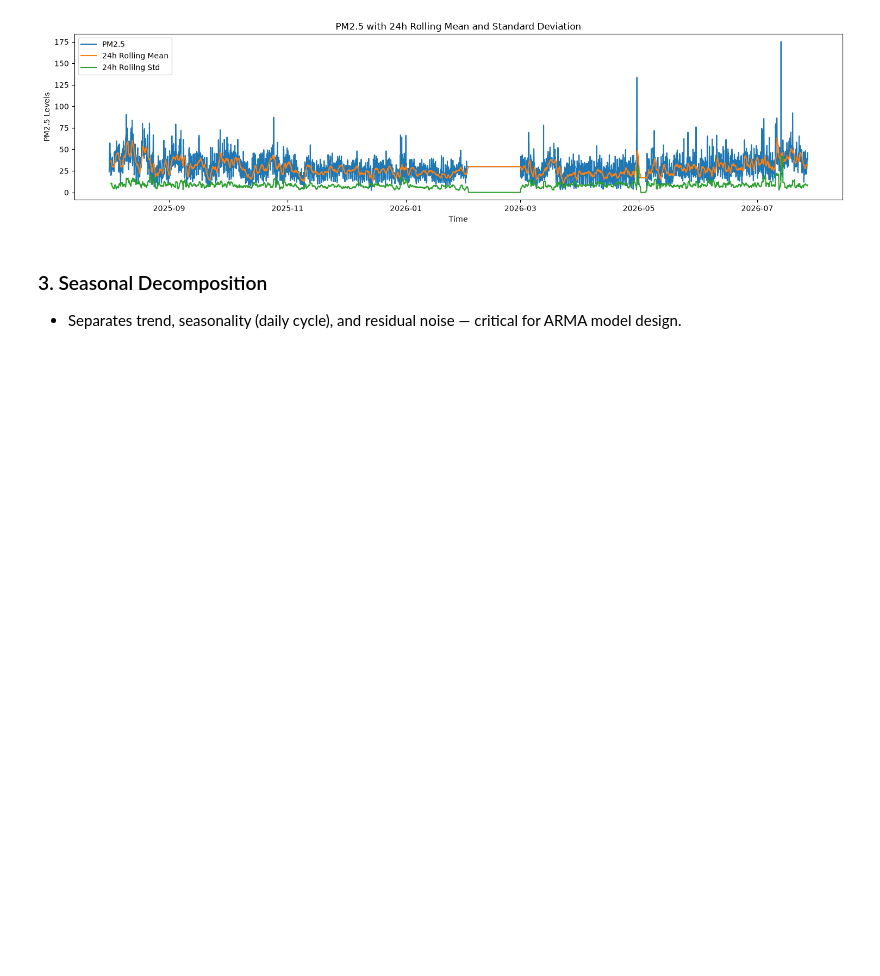
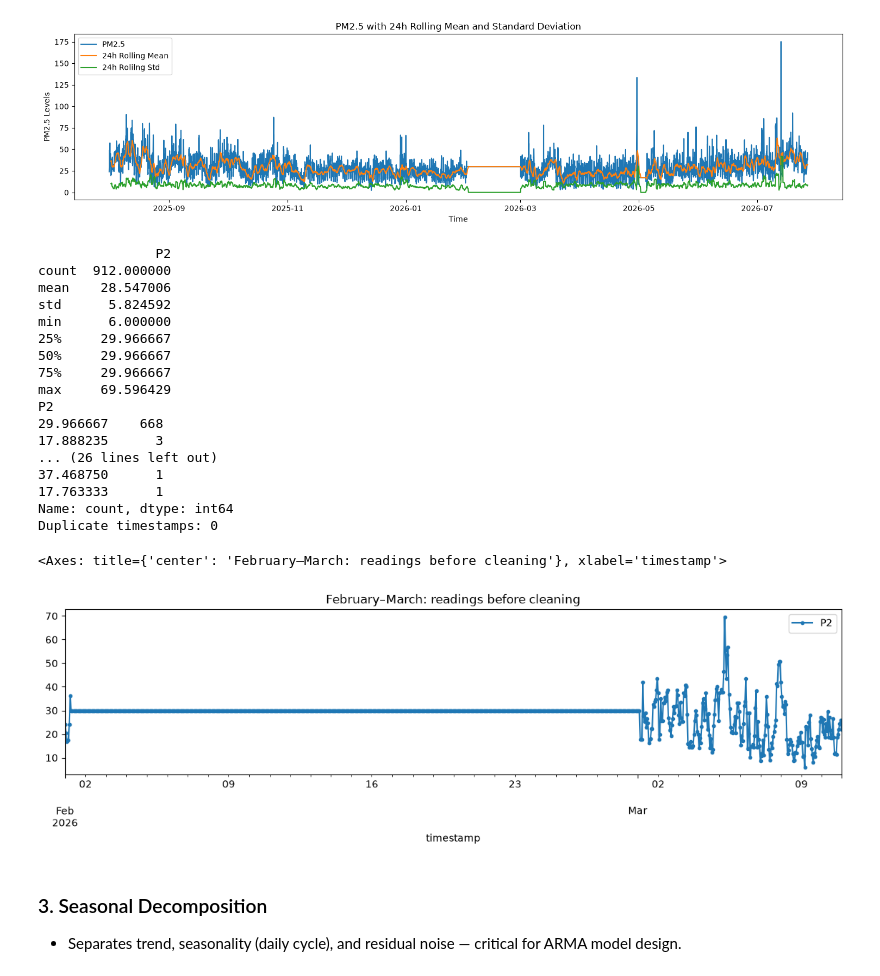
Before and after one commit to DominicNyabuto/Data-Science-Machine-Learning-Projects-, a Jupyter notebook: Project-3/notebook.ipynb, the cells around one changed output. Drawn from its saved outputs; the diff is of its cells as text; code cells hidden in the pictures; blank space fills up the shorter version.

```diff
--- a/Project-3/notebook.ipynb
+++ b/Project-3/notebook.ipynb
@@ -242,6 +242,37 @@ plt.tight_layout()
 plt.show()
 # %% [output]
 [figure]
+# %%
+feb_mar = df.loc["2026-02-01":"2026-03-10"]
+print(feb_mar.describe())
+print(feb_mar.value_counts(dropna=False).head(30))
+print("Duplicate timestamps:", y.index.duplicated().sum())
+
+feb_mar.plot(
+    figsize=(14, 3),
+    marker=".",
+    title="February–March: readings before cleaning"
+)
+# %% [output]
+               P2
+count  912.000000
+mean    28.547006
+std      5.824592
+min      6.000000
+25%     29.966667
+50%     29.966667
+75%     29.966667
+max     69.596429
+P2
+29.966667    668
+17.888235      3
+... (26 lines left out)
+37.468750      1
+17.763333      1
+Name: count, dtype: int64
+Duplicate timestamps: 0
+<Axes: title={'center': 'February–March: readings before cleaning'}, xlabel='timestamp'>
+[figure, added]
 # %% [markdown]
 ### 3. Seasonal Decomposition
 - Separates trend, seasonality (daily cycle), and residual noise — critical for ARMA model design.
```
Also changed, not shown: parts of 1 cell of this notebook.
